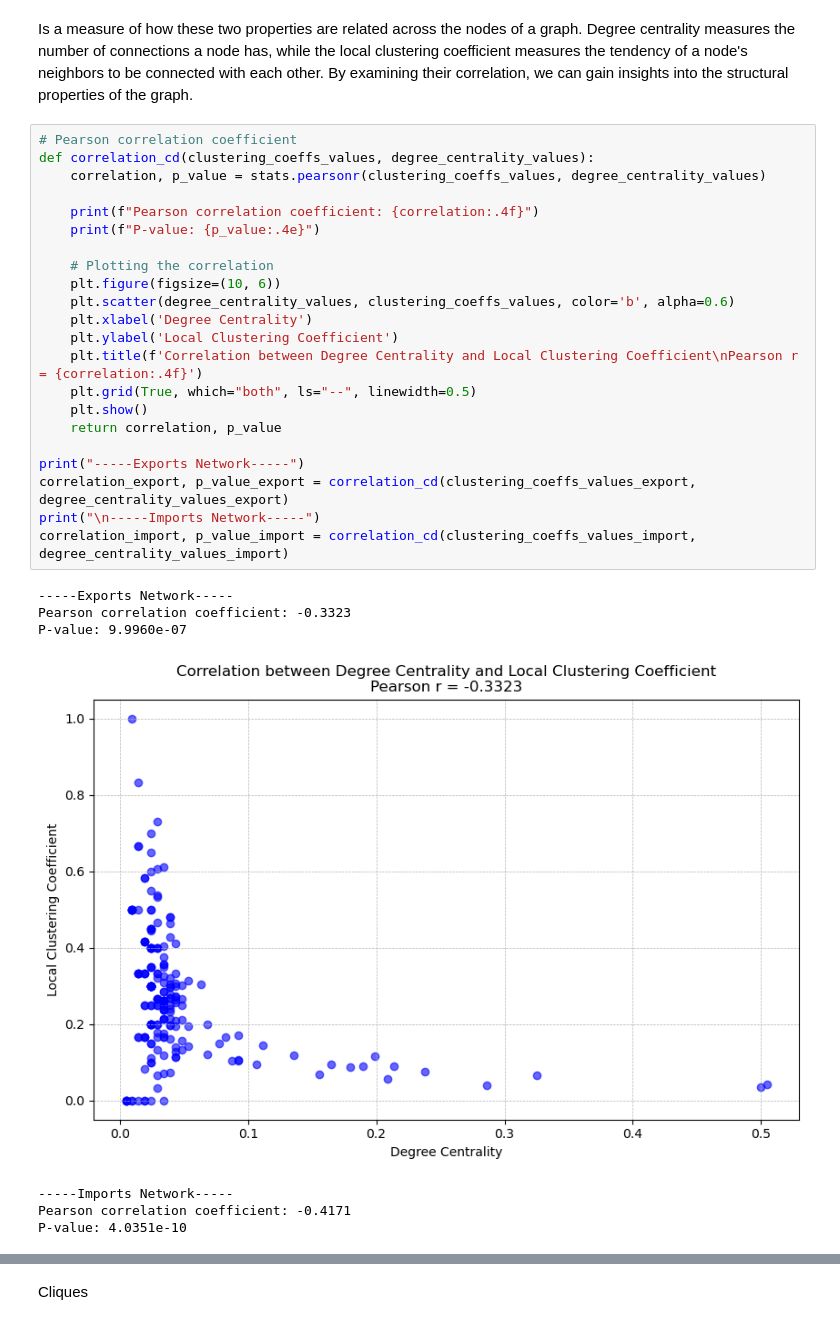
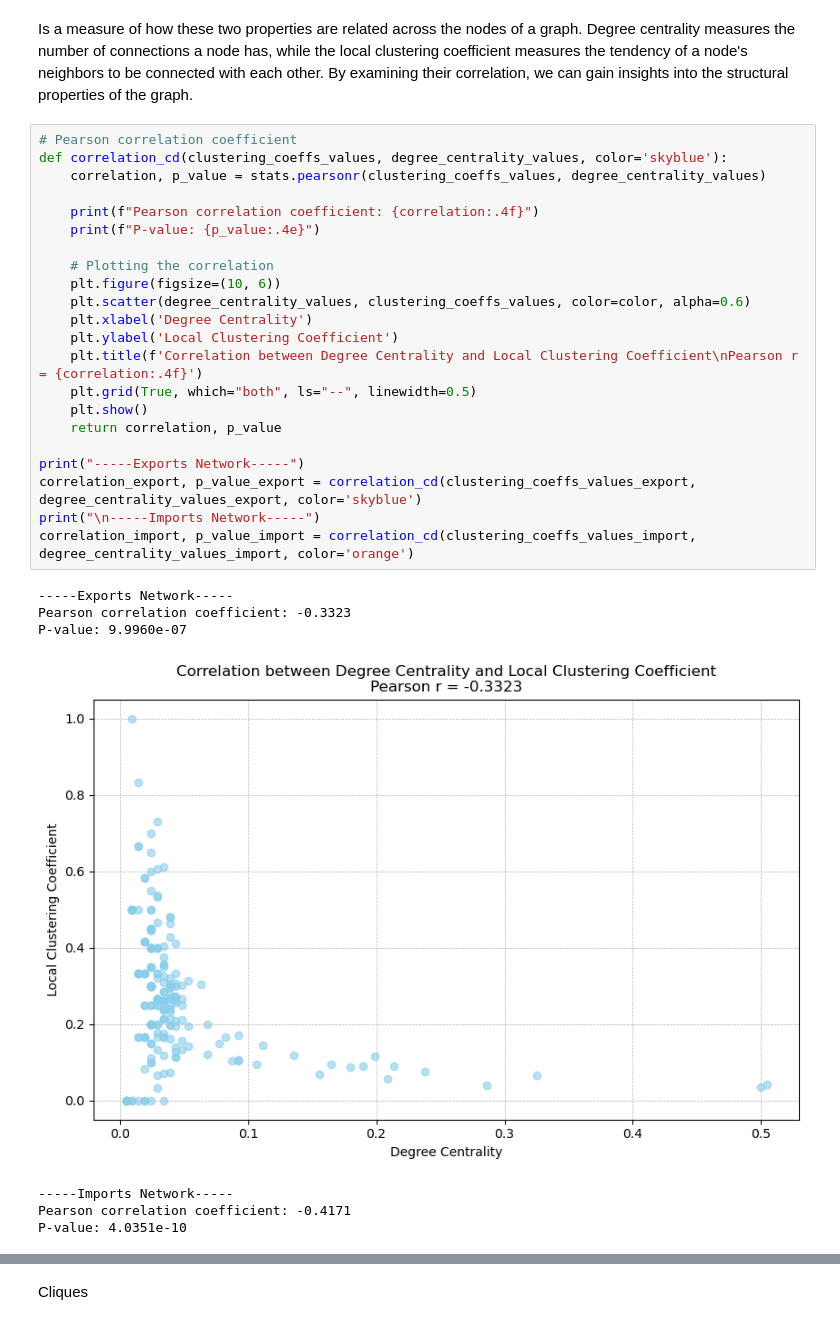
Before and after one commit to Flebio/sna_import_export, a Jupyter notebook: import_export.ipynb, the cells around one changed output, grey strips where cells are left out. Cells and saved outputs as stored; diff of their text form.

```diff
--- a/import_export.ipynb
+++ b/import_export.ipynb
@@ -617,31 +656,31 @@ Correlation between Local Clustering Coefficient and Degree Centrality
 Is a measure of how these two properties are related across the nodes of a graph. Degree centrality measures the number of connections a node has, while the local clustering coefficient measures the tendency of a node's neighbors to be connected with each other. By examining their correlation, we can gain insights into the structural properties of the graph.
 # %%
 # Pearson correlation coefficient
-def correlation_cd(clustering_coeffs_values, degree_centrality_values):
+def correlation_cd(clustering_coeffs_values, degree_centrality_values, color='skyblue'):
     correlation, p_value = stats.pearsonr(clustering_coeffs_values, degree_centrality_values)
 
     print(f"Pearson correlation coefficient: {correlation:.4f}")
     print(f"P-value: {p_value:.4e}")
 
     # Plotting the correlation
     plt.figure(figsize=(10, 6))
-    plt.scatter(degree_centrality_values, clustering_coeffs_values, color='b', alpha=0.6)
+    plt.scatter(degree_centrality_values, clustering_coeffs_values, color=color, alpha=0.6)
     plt.xlabel('Degree Centrality')
     plt.ylabel('Local Clustering Coefficient')
     plt.title(f'Correlation between Degree Centrality and Local Clustering Coefficient\nPearson r = {correlation:.4f}')
     plt.grid(True, which="both", ls="--", linewidth=0.5)
     plt.show()
     return correlation, p_value
 
 print("-----Exports Network-----")
-correlation_export, p_value_export = correlation_cd(clustering_coeffs_values_export, degree_centrality_values_export)
+correlation_export, p_value_export = correlation_cd(clustering_coeffs_values_export, degree_centrality_values_export, color='skyblue')
 print("\n-----Imports Network-----")
-correlation_import, p_value_import = correlation_cd(clustering_coeffs_values_import, degree_centrality_values_import)
+correlation_import, p_value_import = correlation_cd(clustering_coeffs_values_import, degree_centrality_values_import, color='orange')
 # %% [output]
 -----Exports Network-----
 Pearson correlation coefficient: -0.3323
 P-value: 9.9960e-07
-[figure, old version]
+[figure, new version]
 -----Imports Network-----
 Pearson correlation coefficient: -0.4171
 P-value: 4.0351e-10
```
Also changed, not shown: parts of 34 cells of this notebook.
